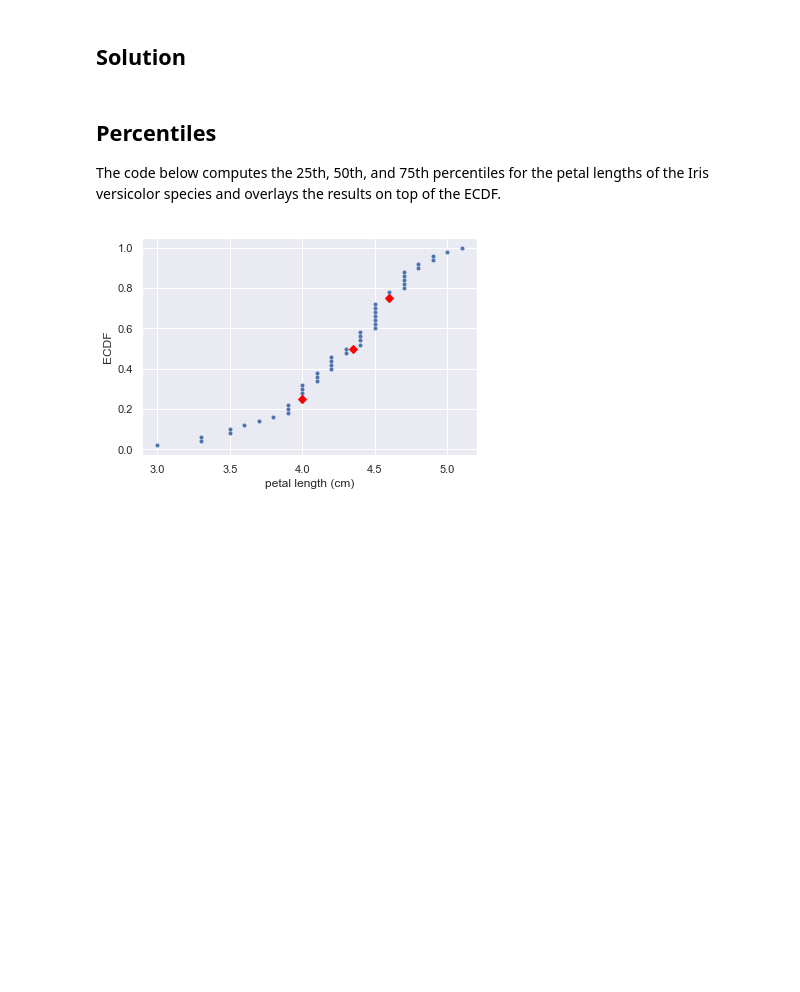
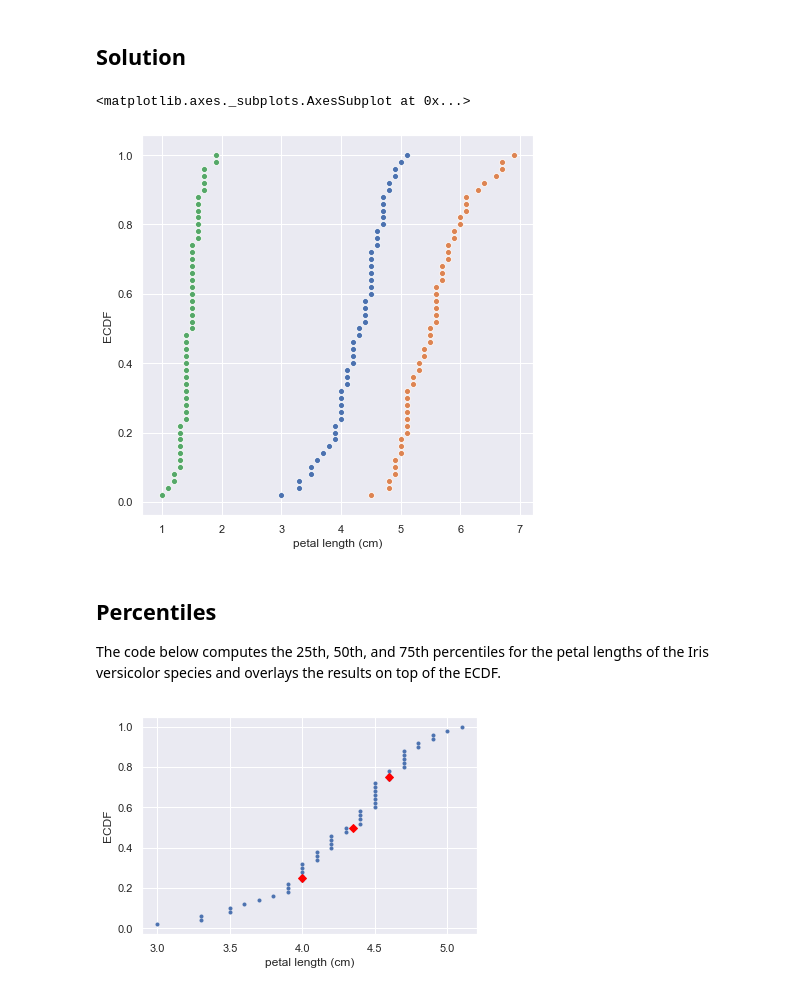
Before and after one commit to AdamCorbinFAUPhD/CAP5768-Intro-to-Data-Science, a Jupyter notebook: assignment_3/CAP5768_Assignment3_Corbin_Adam.ipynb, the cells around one changed output. Cells and saved outputs as stored; diff of their text form; code cells hidden in the pictures; blank space fills up the shorter version.

```diff
--- a/assignment_3/CAP5768_Assignment3_Corbin_Adam.ipynb
+++ b/assignment_3/CAP5768_Assignment3_Corbin_Adam.ipynb
@@ -192,3 +222,29 @@ Your plot should look like this:
+# %%
+setosa_petal_length = iris[iris.species == 'setosa'].petal_length
+virginica_petal_length = iris[iris.species == 'virginica'].petal_length
+
+ecdf_versicolor = ecdf(versicolor_petal_length)
+x = ecdf_versicolor[0]
+y = ecdf_versicolor[1]
+plt.figure(figsize=(7,7))
+ax = sns.scatterplot(x=x, y=y)
+
+_ecdf = ecdf(virginica_petal_length)
+x = _ecdf[0]
+y = _ecdf[1]
+ax = sns.scatterplot(x=x, y=y)
+
+_ecdf = ecdf(setosa_petal_length)
+x = _ecdf[0]
+y = _ecdf[1]
+ax = sns.scatterplot(x=x, y=y, legend='full')
+
+ax.set_ylabel("ECDF")
+ax.set_xlabel("petal length (cm)")
+ax
+# %% [output]
+<matplotlib.axes._subplots.AxesSubplot at 0x...>
+[figure, added]
 # %% [markdown]
 ## Percentiles
 
```
Also changed, not shown: parts of 11 cells of this notebook.
